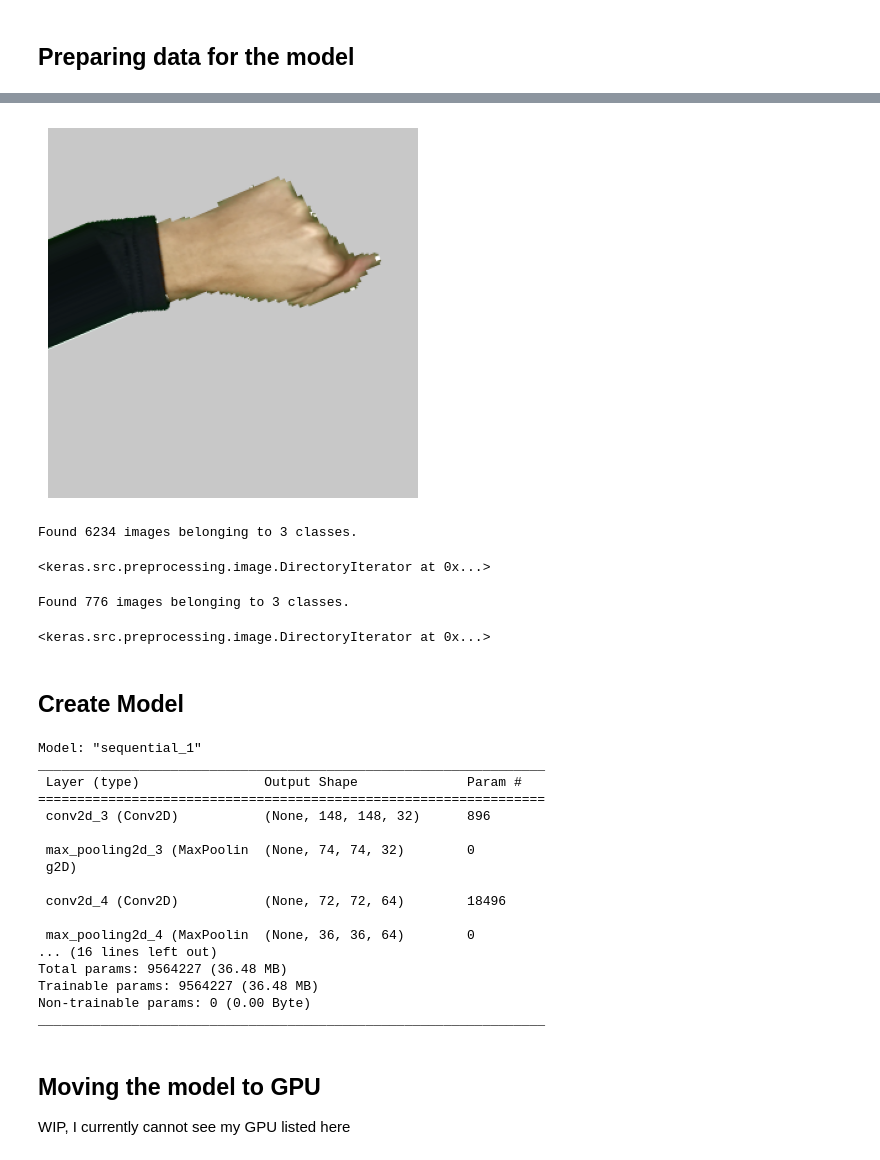
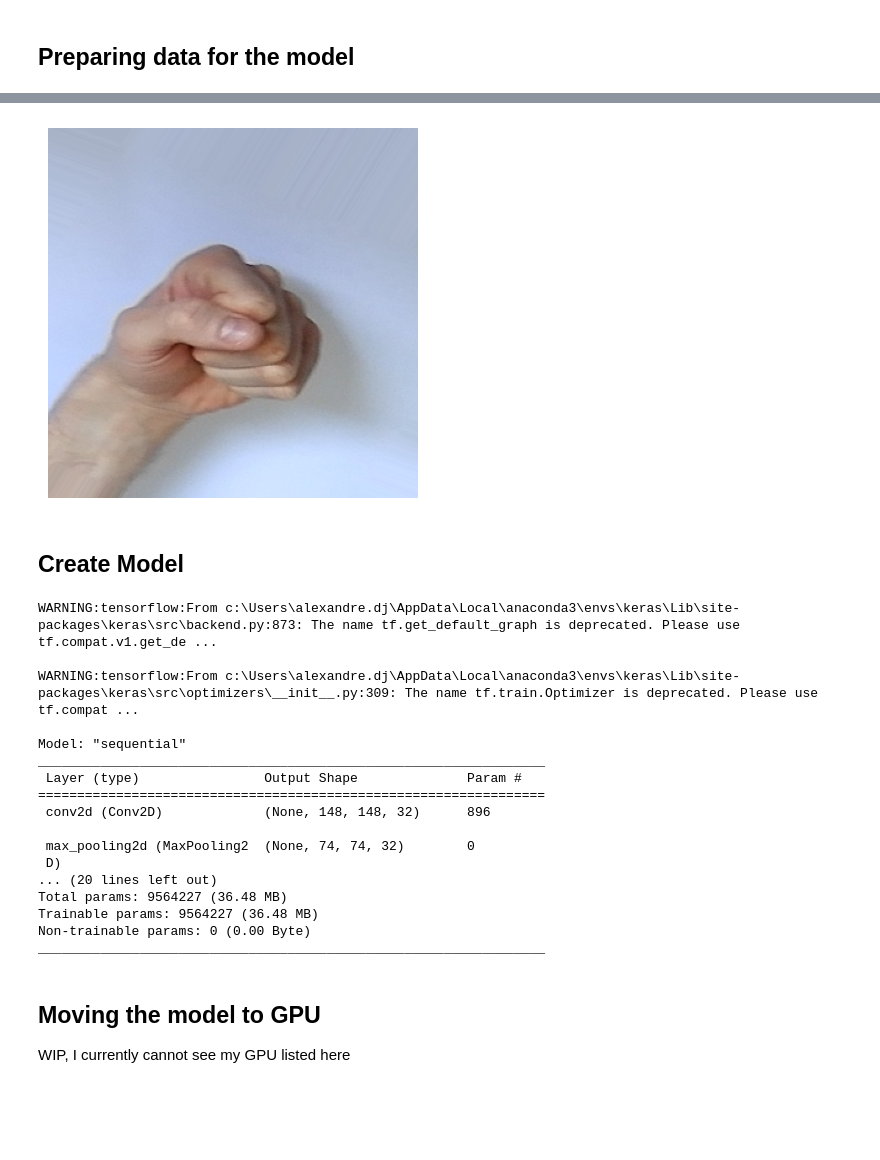
Before and after one commit to alexdjulin/RockPaperScissorsCNN, a Jupyter notebook: train_cnn.ipynb, the cells around one changed output, grey strips where cells are left out. Saved outputs shown, nothing was run; the diff lists cells and outputs as text; code cells hidden in the pictures; blank space fills up the shorter version.

```diff
--- a/train_cnn.ipynb
+++ b/train_cnn.ipynb
@@ -85,24 +115,12 @@ image_gen = ImageDataGenerator(
-# %%
-random_img = image_gen.random_transform(roi_copy)
-display_image(random_img)
-# %% [output]
-[figure, removed]
-# %%
-image_gen.flow_from_directory(train_folder)
-# %% [output]
-Found 6234 images belonging to 3 classes.
-<keras.src.preprocessing.image.DirectoryIterator at 0x...>
-# %%
-image_gen.flow_from_directory(test_folder)
-# %% [output]
-Found 776 images belonging to 3 classes.
-<keras.src.preprocessing.image.DirectoryIterator at 0x...>
+# %%
+# test generator on random image
+random_img = image_gen.random_transform(img)
+display_image(random_img)
+# %% [output]
+[figure, added]
 # %% [markdown]
 ## Create Model
 # %%
-# Image shape Tensor
-image_shape = (150, 150, 3)
-
 # create sequential modle
 model = Sequential()
 
@@ -131,19 +149,19 @@ model.compile(loss='categorical_crossentropy',
 
 model.summary()
 # %% [output]
-Model: "sequential_1"
+WARNING:tensorflow:From c:\Users\alexandre.dj\AppData\Local\anaconda3\envs\keras\Lib\site-packages\keras\src\backend.py:873: The name tf.get_default_graph is deprecated. Please use tf.compat.v1.get_de ...
+
+WARNING:tensorflow:From c:\Users\alexandre.dj\AppData\Local\anaconda3\envs\keras\Lib\site-packages\keras\src\optimizers\__init__.py:309: The name tf.train.Optimizer is deprecated. Please use tf.compat ...
+
+Model: "sequential"
 _________________________________________________________________
  Layer (type)                Output Shape              Param #
 =================================================================
- conv2d_3 (Conv2D)           (None, 148, 148, 32)      896
+ conv2d (Conv2D)             (None, 148, 148, 32)      896
 
- max_pooling2d_3 (MaxPoolin  (None, 74, 74, 32)        0
- g2D)
-
- conv2d_4 (Conv2D)           (None, 72, 72, 64)        18496
-
- max_pooling2d_4 (MaxPoolin  (None, 36, 36, 64)        0
-... (16 lines left out)
+ max_pooling2d (MaxPooling2  (None, 74, 74, 32)        0
+ D)
+... (20 lines left out)
 Total params: 9564227 (36.48 MB)
 Trainable params: 9564227 (36.48 MB)
 Non-trainable params: 0 (0.00 Byte)
```
Also changed, not shown: parts of 22 cells of this notebook.
